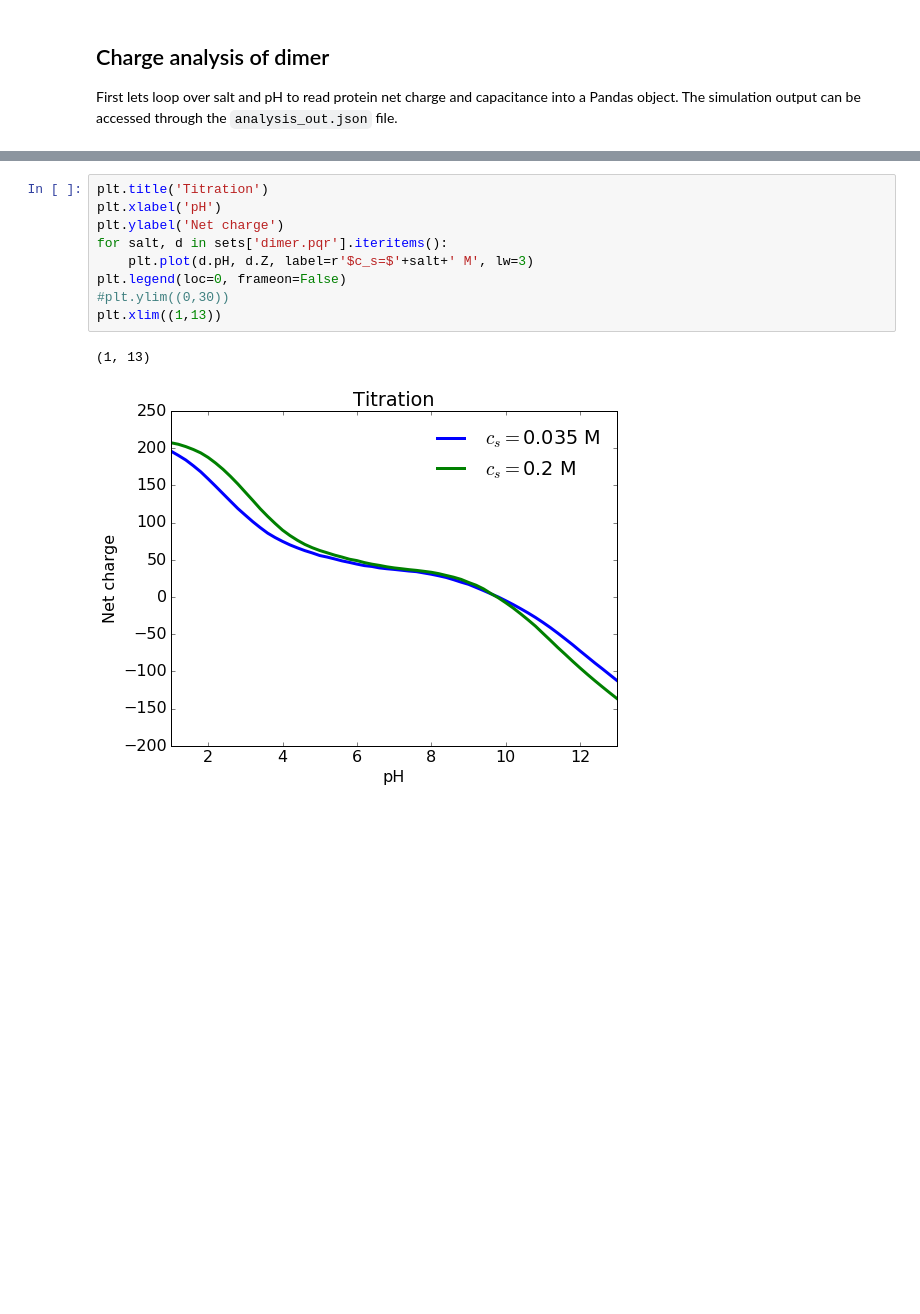
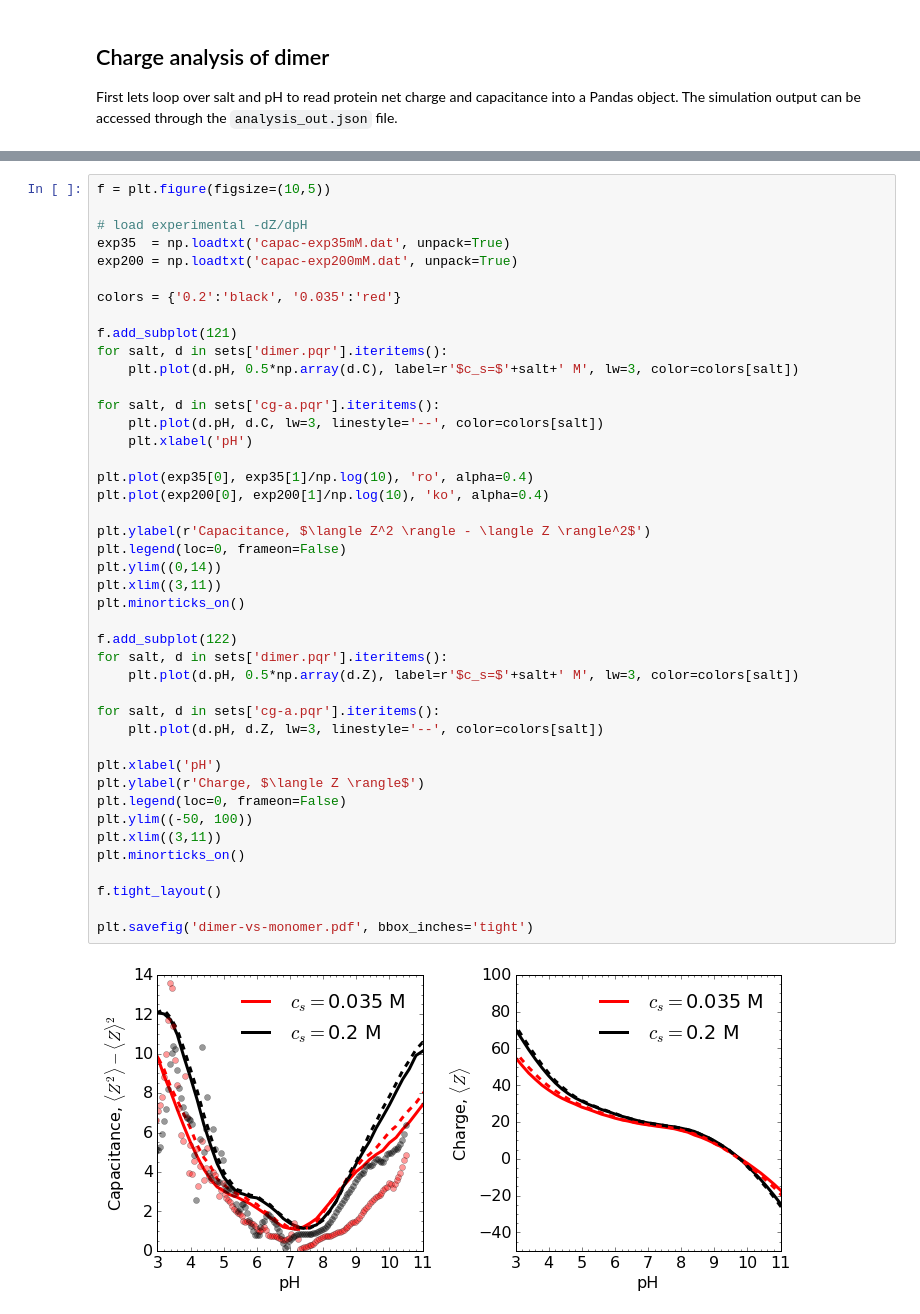
Before and after one commit to mlund/faunus-notebooks, a Jupyter notebook: lactoferrin-dimer/kontakt.ipynb, the cells around one changed output, grey strips where cells are left out. Cells and saved outputs as stored; diff of their text form; blank space fills up the shorter version.

```diff
--- a/lactoferrin-dimer/kontakt.ipynb
+++ b/lactoferrin-dimer/kontakt.ipynb
@@ -300,14 +401,47 @@ sets['dimer.pqr']
 | pH | [1.0, 1.2, 1.4, 1.6, 1.8, 2.0, 2.... | [1.0, 1.2, 1.4, 1.6, 1.8, 2.0, 2.... |
-# %%
-plt.title('Titration')
-plt.xlabel('pH')
-plt.ylabel('Net charge')
-for salt, d in sets['dimer.pqr'].iteritems():
-    plt.plot(d.pH, d.Z, label=r'$c_s=$'+salt+' M', lw=3)
-plt.legend(loc=0, frameon=False)
-#plt.ylim((0,30))
-plt.xlim((1,13))
-# %% [output]
-(1, 13)
-[figure, removed]
+# %%
+f = plt.figure(figsize=(10,5))
+
+# load experimental -dZ/dpH
+exp35  = np.loadtxt('capac-exp35mM.dat', unpack=True)
+exp200 = np.loadtxt('capac-exp200mM.dat', unpack=True)
+
+colors = {'0.2':'black', '0.035':'red'}
+
+f.add_subplot(121)
+for salt, d in sets['dimer.pqr'].iteritems():
+    plt.plot(d.pH, 0.5*np.array(d.C), label=r'$c_s=$'+salt+' M', lw=3, color=colors[salt])
+
+for salt, d in sets['cg-a.pqr'].iteritems():
+    plt.plot(d.pH, d.C, lw=3, linestyle='--', color=colors[salt])
+    plt.xlabel('pH')
+
+plt.plot(exp35[0], exp35[1]/np.log(10), 'ro', alpha=0.4)
+plt.plot(exp200[0], exp200[1]/np.log(10), 'ko', alpha=0.4)
+
+plt.ylabel(r'Capacitance, $\langle Z^2 \rangle - \langle Z \rangle^2$')
+plt.legend(loc=0, frameon=False)
+plt.ylim((0,14))
+plt.xlim((3,11))
+plt.minorticks_on()
+
+f.add_subplot(122)
+for salt, d in sets['dimer.pqr'].iteritems():
+    plt.plot(d.pH, 0.5*np.array(d.Z), label=r'$c_s=$'+salt+' M', lw=3, color=colors[salt])
+
+for salt, d in sets['cg-a.pqr'].iteritems():
+    plt.plot(d.pH, d.Z, lw=3, linestyle='--', color=colors[salt])
+
+plt.xlabel('pH')
+plt.ylabel(r'Charge, $\langle Z \rangle$')
+plt.legend(loc=0, frameon=False)
+plt.ylim((-50, 100))
+plt.xlim((3,11))
+plt.minorticks_on()
+
+f.tight_layout()
+
+plt.savefig('dimer-vs-monomer.pdf', bbox_inches='tight')
+# %% [output]
+[figure, added]
 # %%
```
Also changed, not shown: parts of 13 cells of this notebook, 2 other files.
